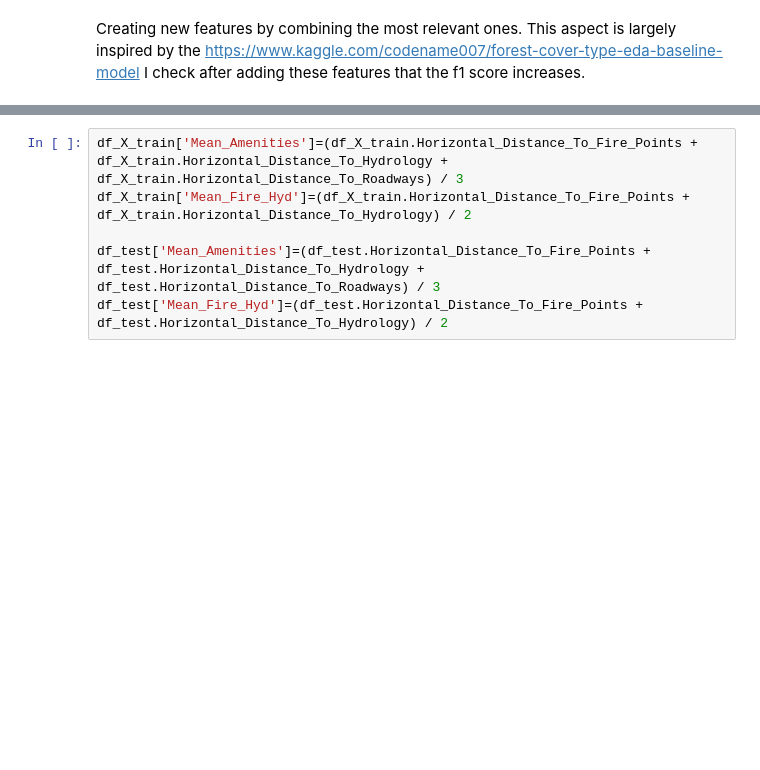
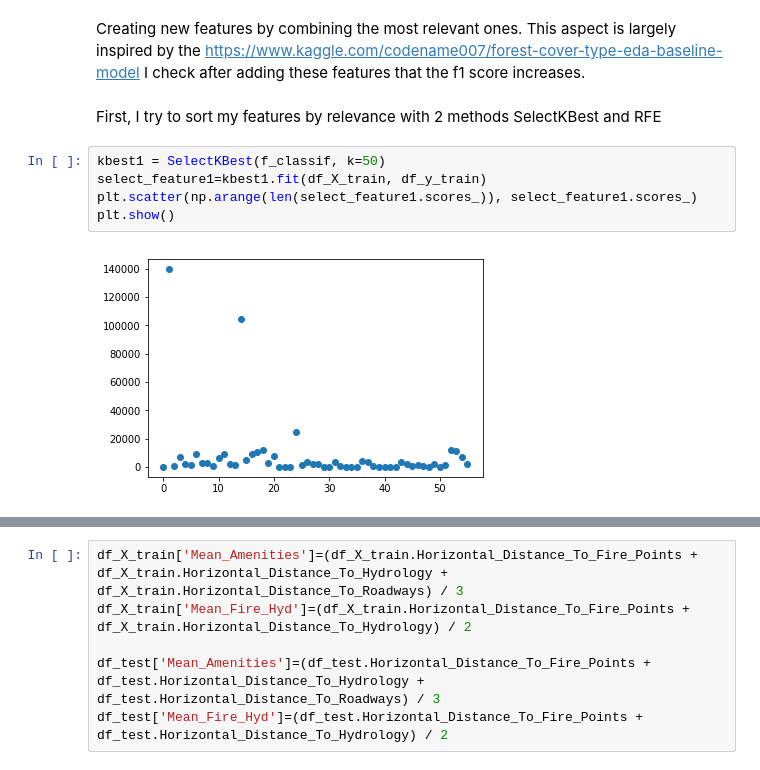
Before and after one commit to MSBigData2019/Guillaume_QUISPE, a Jupyter notebook: INF701/kaggleForest.ipynb, the cells around one changed output, grey strips where cells are left out. Cells and saved outputs as stored; diff of their text form; blank space fills up the shorter version.

```diff
--- a/INF701/kaggleForest.ipynb
+++ b/INF701/kaggleForest.ipynb
@@ -78,3 +82,12 @@ df_test.head()
 Creating new features by combining the most relevant ones.
 This aspect is largely inspired by the https://www.kaggle.com/codename007/forest-cover-type-eda-baseline-model
 I check after adding these features that the f1 score increases.
+# %% [markdown]
+First, I try to sort my features by relevance with 2 methods SelectKBest and RFE
+# %%
+kbest1 = SelectKBest(f_classif, k=50)
+select_feature1=kbest1.fit(df_X_train, df_y_train)
+plt.scatter(np.arange(len(select_feature1.scores_)), select_feature1.scores_)
+plt.show()
+# %% [output]
+[figure, added]
```
Also changed, not shown: parts of 6 cells of this notebook.
